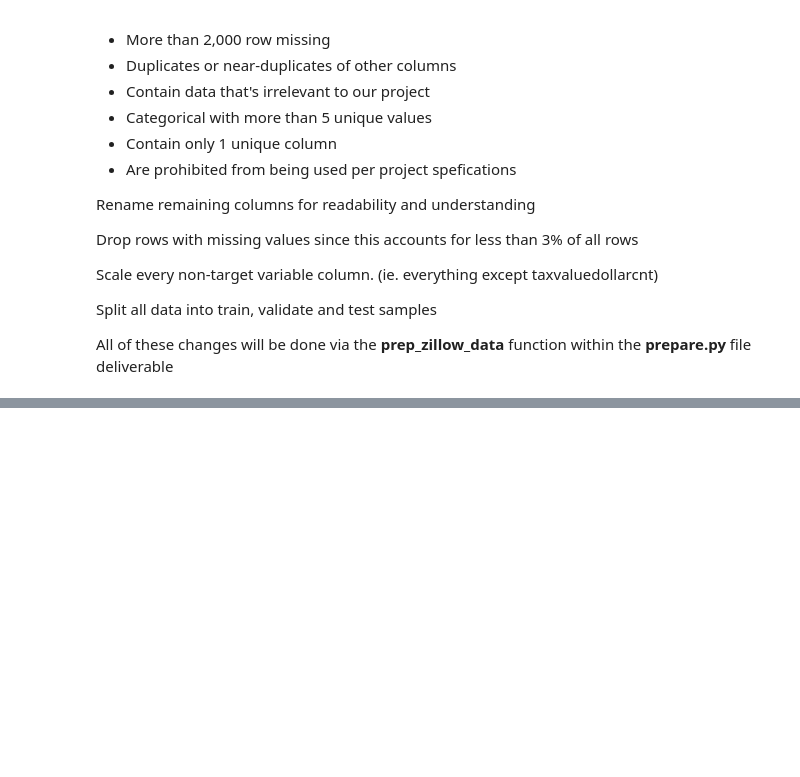
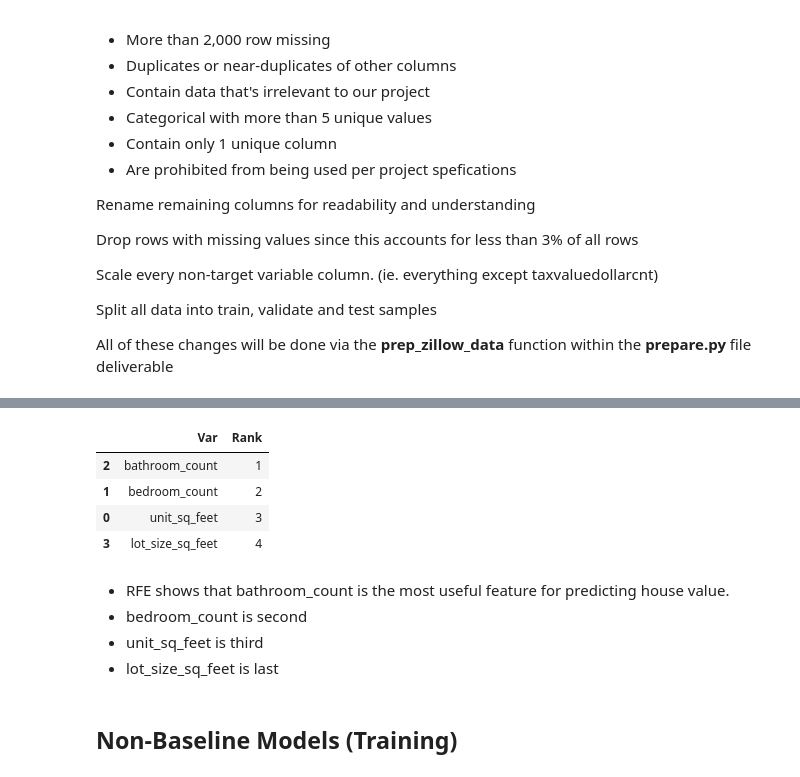
Before and after one commit to Zillow-sam-and-matt/Zillow, a Jupyter notebook: zillow_project_main_notebook.ipynb, the cells around one changed output, grey strips where cells are left out. Drawn from its saved outputs; the diff is of its cells as text; code cells hidden in the pictures; blank space fills up the shorter version.

Commit message:
notebooks merged into main

```diff
--- a/zillow_project_main_notebook.ipynb
+++ b/zillow_project_main_notebook.ipynb
@@ -258,0 +488,44 @@ All of these changes will be done via the __prep_zillow_data__ function within t
+# %%
+# creating linear regression object
+lm = LinearRegression()
+
+# creating RFE object that will use our linear regression object and only pick only the single best feature
+rfe = RFE(lm, 1)
+
+# transforming data using rfe object
+x_rfe = rfe.fit_transform(X_train, y_train)
+
+# fitting our linear regression model to data
+lm.fit(X_train, y_train)
+
+# storing array of boolean values that reflect true if a feature was one of the three selected
+# false otherwise
+mask = rfe.support_
+
+# creating list of the top feature using boolean mask
+rfe_features = X_train.loc[:,mask].columns.tolist()
+
+# creating array of ranking list
+var_ranks = rfe.ranking_
+
+# creating list of feature names
+var_names = X_train_scaled.columns.tolist()
+
+# combine ranks and names into a df
+rfe_ranks_df = pd.DataFrame({'Var': var_names, 'Rank': var_ranks})
+
+# sort the df by rank
+rfe_ranks_df.sort_values('Rank')
+# %% [output]
+|  | Var | Rank |
+| 2 | bathroom_count | 1 |
+| 1 | bedroom_count | 2 |
+| 0 | unit_sq_feet | 3 |
+| 3 | lot_size_sq_feet | 4 |
+# %% [markdown]
+- RFE shows that bathroom_count is the most useful feature for predicting house value.
+- bedroom_count is second
+- unit_sq_feet is third
+- lot_size_sq_feet is last
+# %% [markdown]
+## Non-Baseline Models (Training)
```
Also changed, not shown: parts of 47 cells of this notebook.
